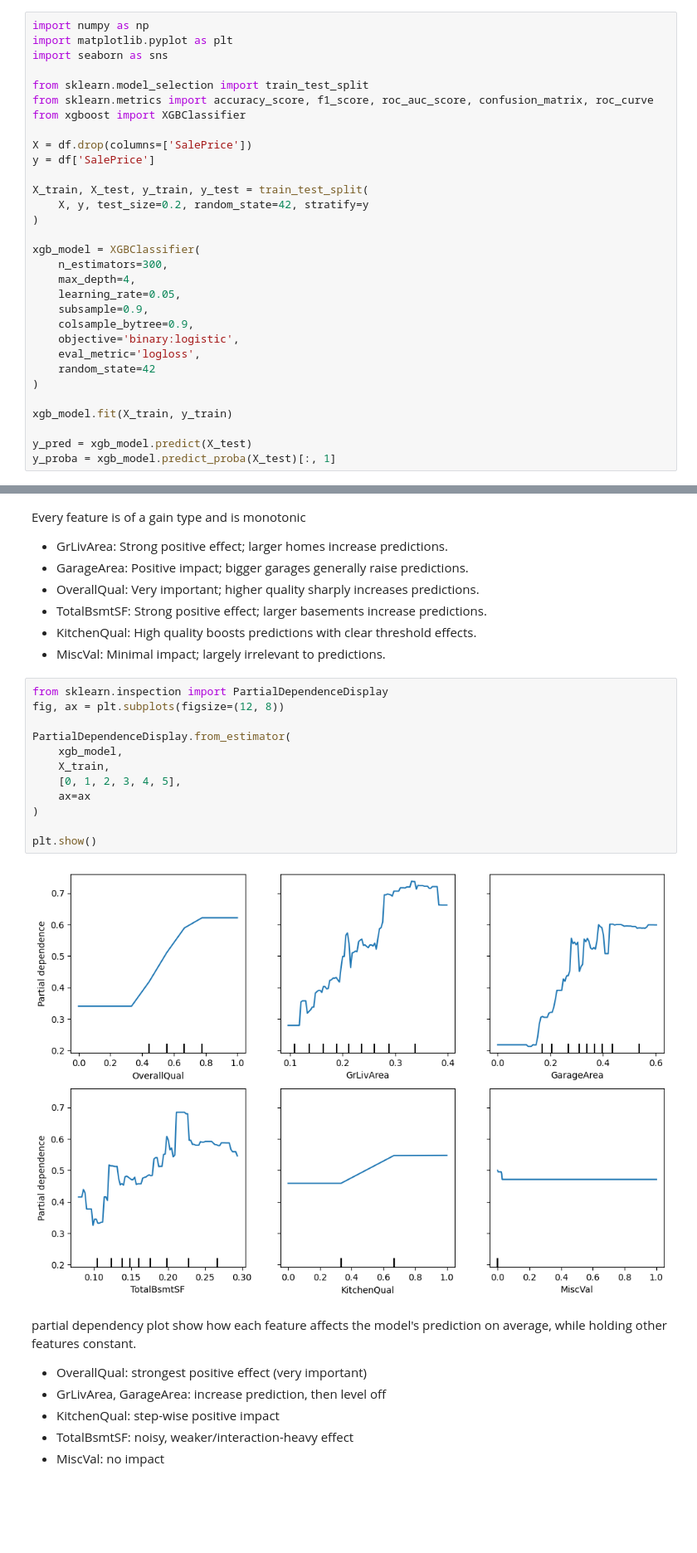
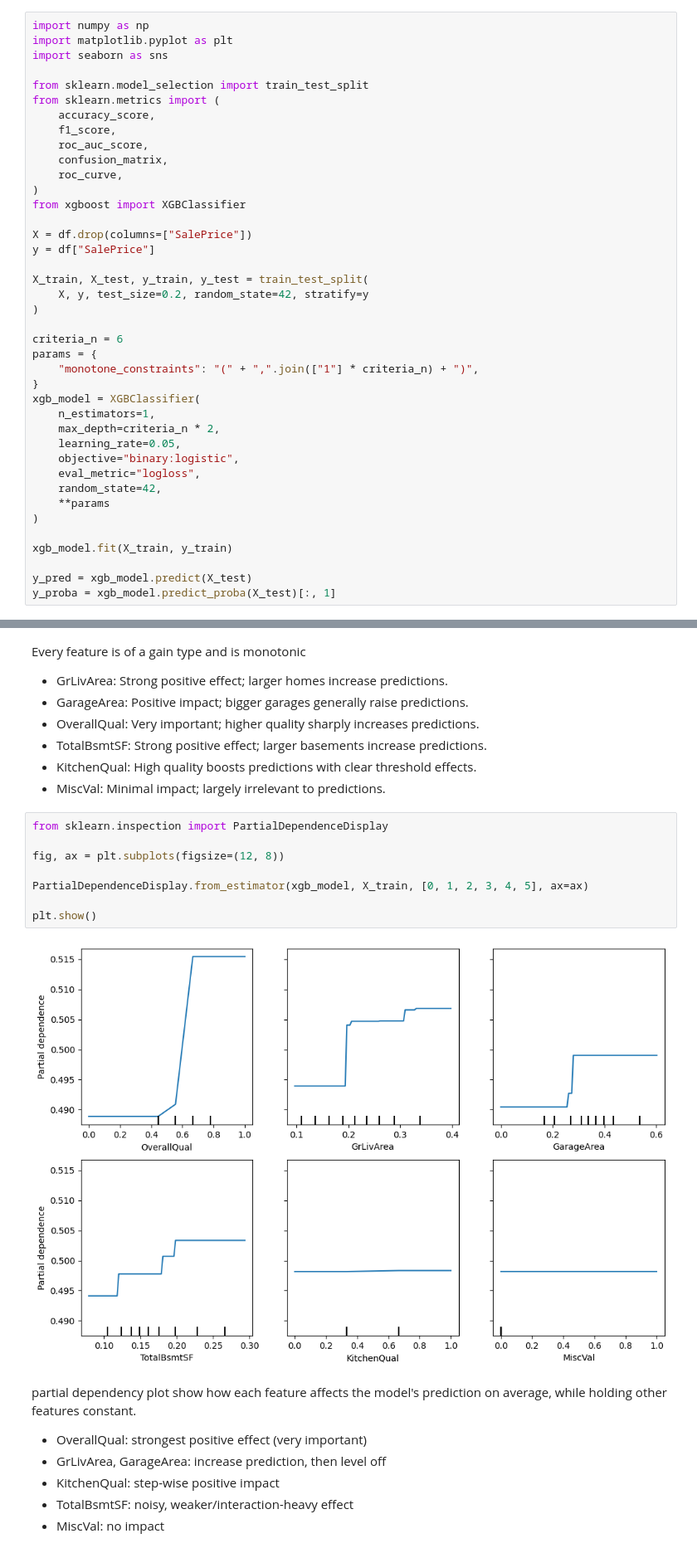
Before and after one commit to KacperKuznik/Decision-Analysis-Preference-Learning, a Jupyter notebook: project.ipynb, the cells around one changed output, grey strips where cells are left out. Shown at 83% size. Saved outputs shown, nothing was run; the diff lists cells and outputs as text; blank space fills up the shorter version.

```diff
--- a/project.ipynb
+++ b/project.ipynb
@@ -62,25 +62,34 @@ import matplotlib.pyplot as plt
 import seaborn as sns
 
 from sklearn.model_selection import train_test_split
-from sklearn.metrics import accuracy_score, f1_score, roc_auc_score, confusion_matrix, roc_curve
+from sklearn.metrics import (
+    accuracy_score,
+    f1_score,
+    roc_auc_score,
+    confusion_matrix,
+    roc_curve,
+)
 from xgboost import XGBClassifier
 
-X = df.drop(columns=['SalePrice'])
-y = df['SalePrice']
+X = df.drop(columns=["SalePrice"])
+y = df["SalePrice"]
 
 X_train, X_test, y_train, y_test = train_test_split(
     X, y, test_size=0.2, random_state=42, stratify=y
 )
 
+criteria_n = 6
+params = {
+    "monotone_constraints": "(" + ",".join(["1"] * criteria_n) + ")",
+}
 xgb_model = XGBClassifier(
-    n_estimators=300,
-    max_depth=4,
+    n_estimators=1,
+    max_depth=criteria_n * 2,
     learning_rate=0.05,
-    subsample=0.9,
-    colsample_bytree=0.9,
-    objective='binary:logistic',
-    eval_metric='logloss',
-    random_state=42
+    objective="binary:logistic",
+    eval_metric="logloss",
+    random_state=42,
+    **params
 )
 
 xgb_model.fit(X_train, y_train)
@@ -318,18 +350,14 @@ Every feature is of a gain type and is monotonic
 - MiscVal: Minimal impact; largely irrelevant to predictions.
 # %%
 from sklearn.inspection import PartialDependenceDisplay
+
 fig, ax = plt.subplots(figsize=(12, 8))
 
-PartialDependenceDisplay.from_estimator(
-    xgb_model,
-    X_train,
-    [0, 1, 2, 3, 4, 5],
-    ax=ax
-)
+PartialDependenceDisplay.from_estimator(xgb_model, X_train, [0, 1, 2, 3, 4, 5], ax=ax)
 
 plt.show()
 # %% [output]
-[figure, old version]
+[figure, new version]
 # %% [markdown]
 partial dependency plot show how each feature affects the model's prediction on average, while holding other features constant.
 
```
Also changed, not shown: parts of 27 cells of this notebook.
